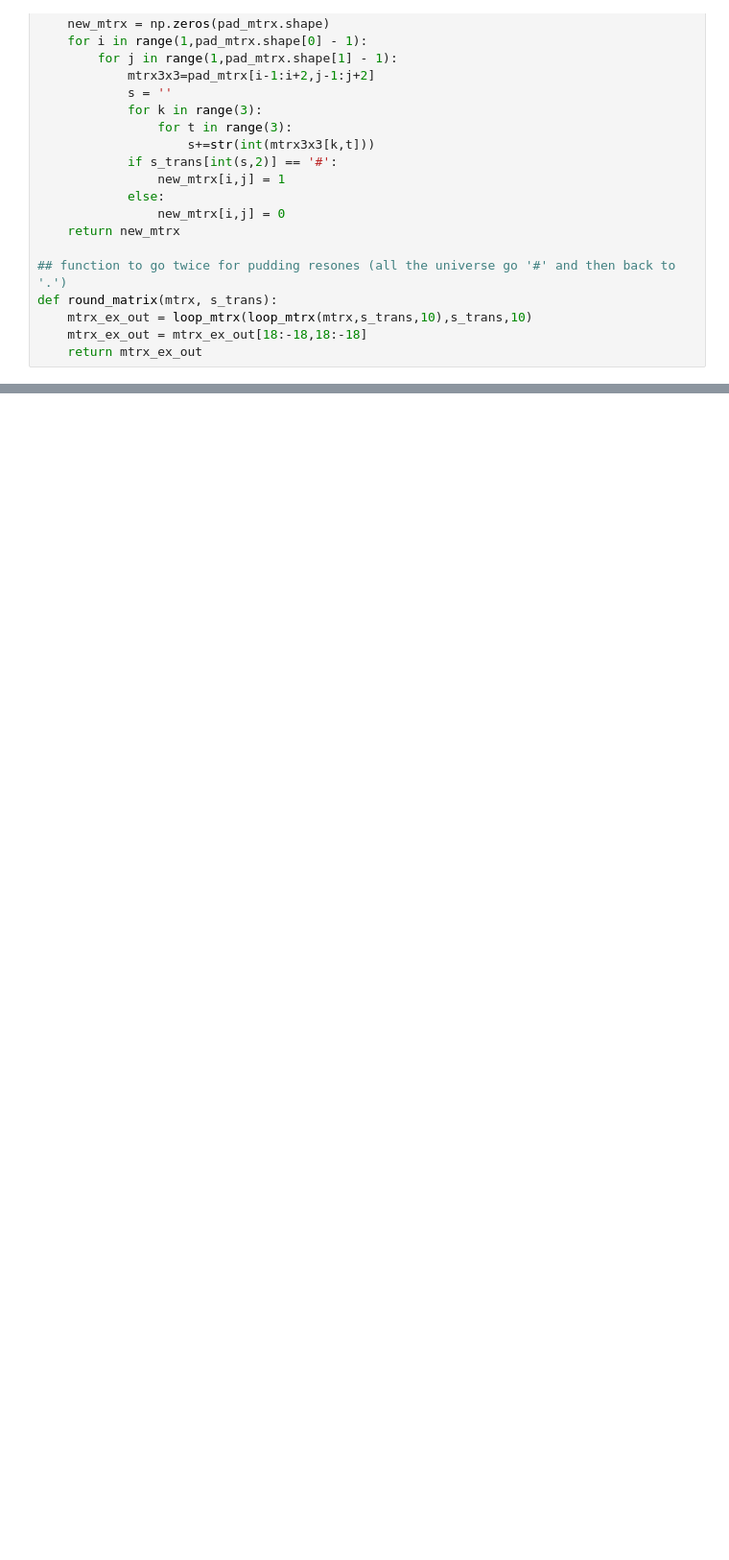
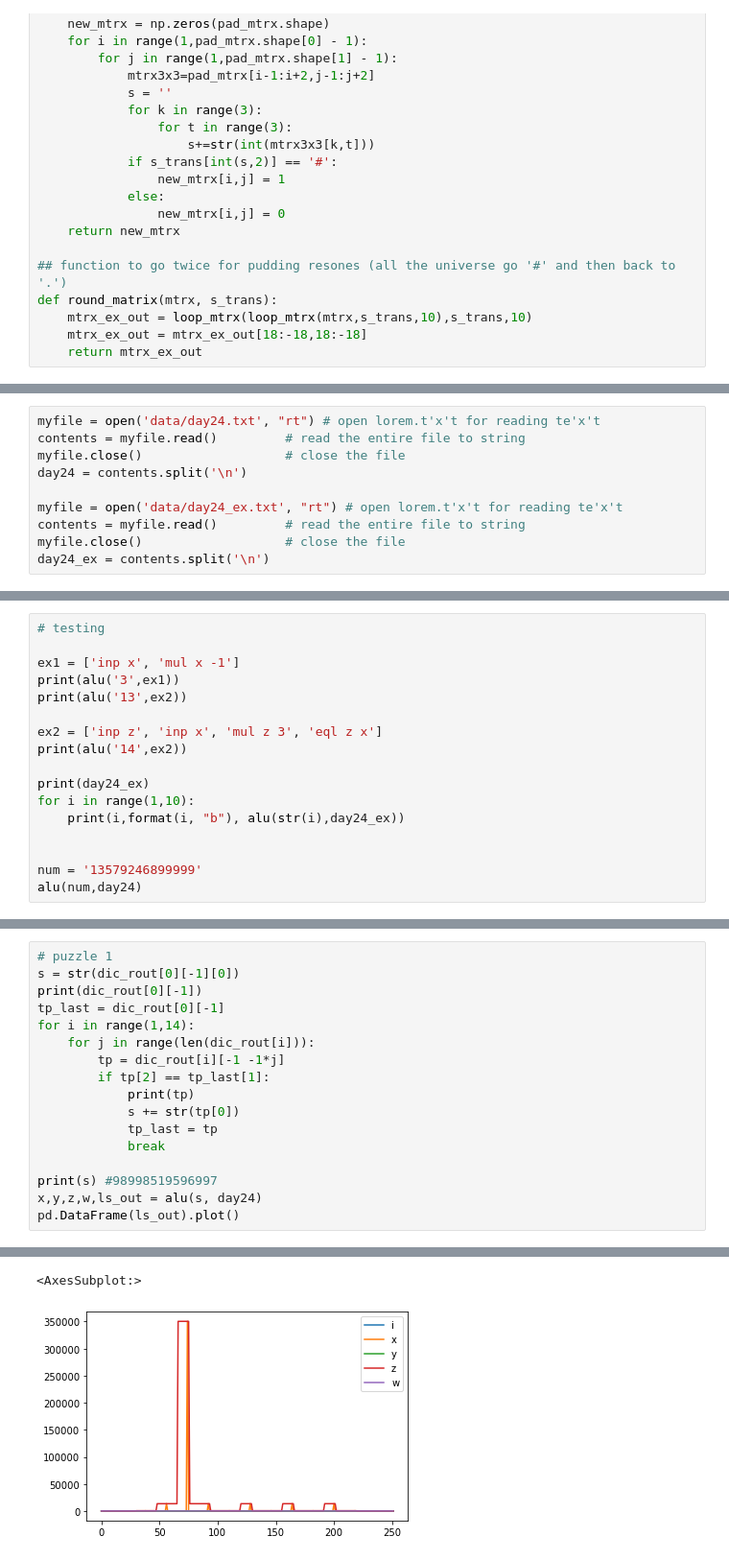
Before and after one commit to karolzak/adventofcode, a Jupyter notebook: 2021/taube-ms/advent2021.ipynb, the cells around one changed output, grey strips where cells are left out. Shown: that part at 96% size. Saved outputs shown, nothing was run; the diff lists cells and outputs as text; blank space fills up the shorter version.

```diff
--- a/2021/taube-ms/advent2021.ipynb
+++ b/2021/taube-ms/advent2021.ipynb
@@ -2673,0 +3227,10 @@ for i in range(mtrx_out.shape[0]):
+# %%
+myfile = open('data/day24.txt', "rt") # open lorem.t'x't for reading te'x't
+contents = myfile.read()         # read the entire file to string
+myfile.close()                   # close the file
+day24 = contents.split('\n')
+
+myfile = open('data/day24_ex.txt', "rt") # open lorem.t'x't for reading te'x't
+contents = myfile.read()         # read the entire file to string
+myfile.close()                   # close the file
+day24_ex = contents.split('\n')
@@ -2673,0 +3572,17 @@ for i in range(mtrx_out.shape[0]):
+# %%
+# testing
+
+ex1 = ['inp x', 'mul x -1']
+print(alu('3',ex1))
+print(alu('13',ex2))
+
+ex2 = ['inp z', 'inp x', 'mul z 3', 'eql z x']
+print(alu('14',ex2))
+
+print(day24_ex)
+for i in range(1,10):
+    print(i,format(i, "b"), alu(str(i),day24_ex))
+
+
+num = '13579246899999'
+alu(num,day24)
@@ -2673,0 +3677,18 @@ for i in range(mtrx_out.shape[0]):
+# %%
+# puzzle 1
+s = str(dic_rout[0][-1][0])
+print(dic_rout[0][-1])
+tp_last = dic_rout[0][-1]
+for i in range(1,14):
+    for j in range(len(dic_rout[i])):
+        tp = dic_rout[i][-1 -1*j]
+        if tp[2] == tp_last[1]:
+            print(tp)
+            s += str(tp[0])
+            tp_last = tp
+            break
+
+print(s) #98998519596997
+x,y,z,w,ls_out = alu(s, day24)
+pd.DataFrame(ls_out).plot()
+# %% [output]
@@ -2673,0 +3710,2 @@ for i in range(mtrx_out.shape[0]):
+<AxesSubplot:>
+[figure, added]
```
Also changed, not shown: parts of 33 cells of this notebook.
